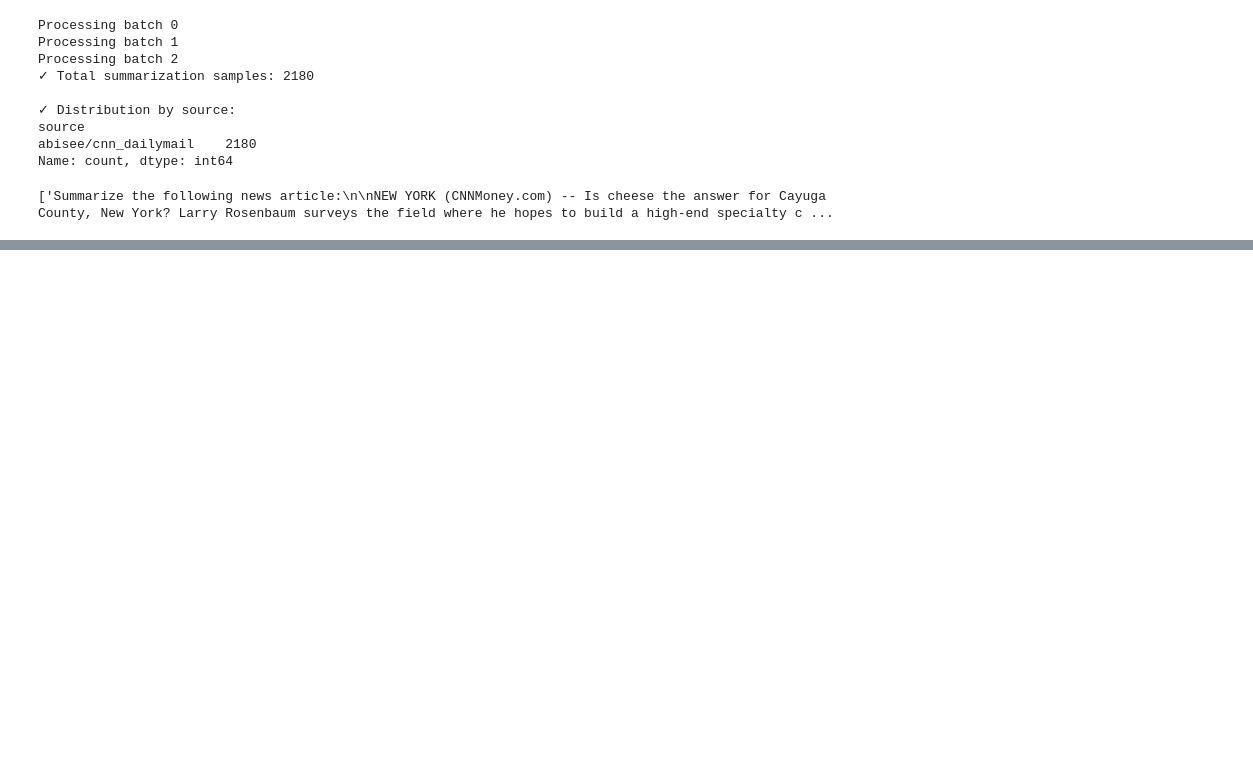
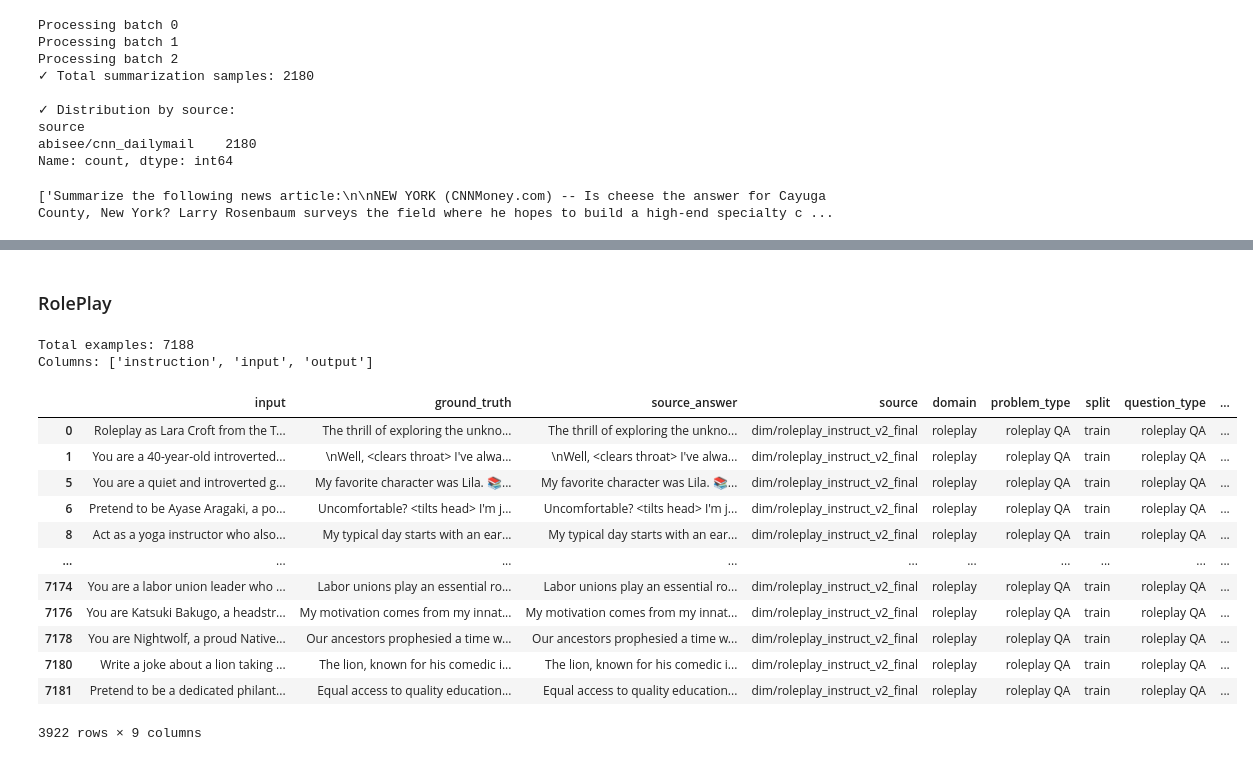
Before and after one commit to hazardscarn/google-tunix-kaggle, a Jupyter notebook: data-generation/create_training_data_v2.ipynb, the cells around one changed output, grey strips where cells are left out. Saved outputs shown, nothing was run; the diff lists cells and outputs as text; code cells hidden in the pictures; blank space fills up the shorter version.

```diff
--- a/data-generation/create_training_data_v2.ipynb
+++ b/data-generation/create_training_data_v2.ipynb
@@ -1113,0 +1236,65 @@ summarization_master.to_csv('../data/raw-data/summarization_base_dataset.csv', i
+# %% [markdown]
+### RolePlay
+# %%
+from datasets import load_dataset
+import pandas as pd
+
+# Load the dataset
+dataset = load_dataset("dim/roleplay_instruct_v2_final", split="train")
+
+print(f"Total examples: {len(dataset)}")
+print(f"Columns: {dataset.column_names}")
+
+# Convert to pandas
+roleplay_df = dataset.to_pandas()
+roleplay_df = roleplay_df[roleplay_df['input']!='']
+
+
+roleplay_df['input'] = roleplay_df['instruction'] + f"\n\nQuestion:"+roleplay_df['input']
+roleplay_df['ground_truth'] = roleplay_df['output']
+roleplay_df['source_answer'] = roleplay_df['output']
+# Add your custom columns
+roleplay_df['source'] = 'dim/roleplay_instruct_v2_final'
+roleplay_df['domain'] = 'roleplay'
+roleplay_df['split'] = 'train'
+
+
+roleplay_df['problem_type'] = 'roleplay QA'
+roleplay_df['question_type'] = 'roleplay QA'
+roleplay_df['input_token_count'] = roleplay_df['input'].apply(count_tokens)
+
+
+# Filter by token count
+roleplay_df = roleplay_df[roleplay_df['input_token_count'] < 800]
+
+# Select final columns (adjust based on what actually exists)
+final_columns = [
+    'input', 'ground_truth', 'source_answer', 'source', 'domain',
+       'problem_type', 'split', 'question_type', 'input_token_count'
+]
+
+
+roleplay_df = roleplay_df[final_columns]
+# %% [output]
+Total examples: 7188
+Columns: ['instruction', 'input', 'output']
+# %%
+roleplay_df['uid'] = ['roleplay_QA' + str(i) for i in range(1, len(roleplay_df) + 1)]
+roleplay_df.to_parquet('../data/raw-data/roleplay_df_base_dataset.parquet')
+roleplay_df.to_csv('../data/raw-data/roleplay_df_base_dataset.csv', index=False)
+# %%
+roleplay_df
+# %% [output]
+|  | input | ground_truth | source_answer | source | domain | problem_type | split | question_type | ... |
+| 0 | Roleplay as Lara Croft from the T... | The thrill of exploring the unkno... | The thrill of exploring the unkno... | dim/roleplay_instruct_v2_final | roleplay | roleplay QA | train | roleplay QA | ... |
+| 1 | You are a 40-year-old introverted... | \nWell, <clears throat> I've alwa... | \nWell, <clears throat> I've alwa... | dim/roleplay_instruct_v2_final | roleplay | roleplay QA | train | roleplay QA | ... |
+| 5 | You are a quiet and introverted g... | My favorite character was Lila. 📚... | My favorite character was Lila. 📚... | dim/roleplay_instruct_v2_final | roleplay | roleplay QA | train | roleplay QA | ... |
+| 6 | Pretend to be Ayase Aragaki, a po... | Uncomfortable? <tilts head> I'm j... | Uncomfortable? <tilts head> I'm j... | dim/roleplay_instruct_v2_final | roleplay | roleplay QA | train | roleplay QA | ... |
+| 8 | Act as a yoga instructor who also... | My typical day starts with an ear... | My typical day starts with an ear... | dim/roleplay_instruct_v2_final | roleplay | roleplay QA | train | roleplay QA | ... |
+| ... | ... | ... | ... | ... | ... | ... | ... | ... | ... |
+| 7174 | You are a labor union leader who ... | Labor unions play an essential ro... | Labor unions play an essential ro... | dim/roleplay_instruct_v2_final | roleplay | roleplay QA | train | roleplay QA | ... |
+| 7176 | You are Katsuki Bakugo, a headstr... | My motivation comes from my innat... | My motivation comes from my innat... | dim/roleplay_instruct_v2_final | roleplay | roleplay QA | train | roleplay QA | ... |
+| 7178 | You are Nightwolf, a proud Native... | Our ancestors prophesied a time w... | Our ancestors prophesied a time w... | dim/roleplay_instruct_v2_final | roleplay | roleplay QA | train | roleplay QA | ... |
+| 7180 | Write a joke about a lion taking ... | The lion, known for his comedic i... | The lion, known for his comedic i... | dim/roleplay_instruct_v2_final | roleplay | roleplay QA | train | roleplay QA | ... |
+| 7181 | Pretend to be a dedicated philant... | Equal access to quality education... | Equal access to quality education... | dim/roleplay_instruct_v2_final | roleplay | roleplay QA | train | roleplay QA | ... |
+3922 rows × 9 columns
```
Also changed, not shown: parts of 28 cells of this notebook, 11 other files.
